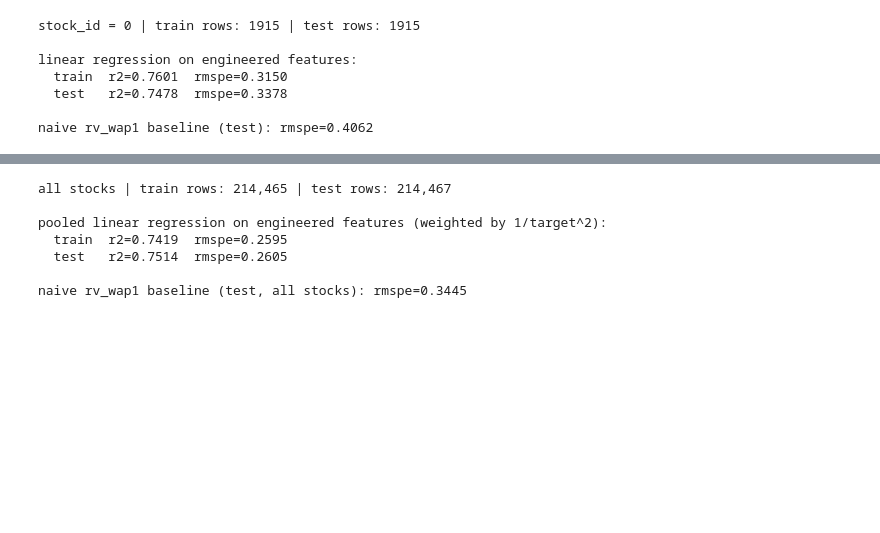
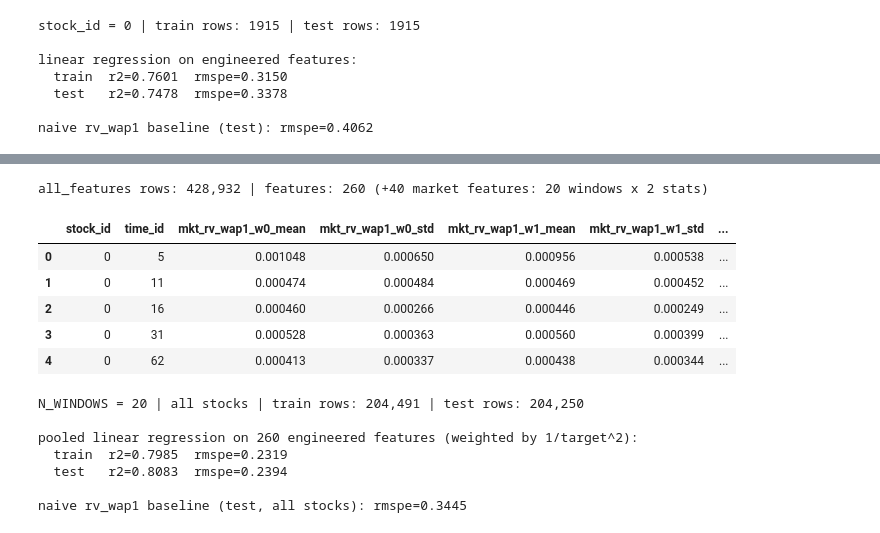
Before and after one commit to RezaCodz/Volatility-Forecast-and-Inference, a Jupyter notebook: notebooks/optiver_volatility/01_data_exploration.ipynb, the cells around one changed output, grey strips where cells are left out. Drawn from its saved outputs; the diff is of its cells as text; code cells hidden in the pictures; blank space fills up the shorter version.

```diff
--- a/notebooks/optiver_volatility/01_data_exploration.ipynb
+++ b/notebooks/optiver_volatility/01_data_exploration.ipynb
@@ -470,6 +495,37 @@ all_features rows: 428,932 | stocks: 112
+# %%
+
+# Cross-sectional market features per sub-window: mean/std of rv_wap1_w{i} across all stocks at the same time_id, for each window i
+# (self-inclusion bias is negligible with ~112 stocks/time_id)
+rv_cols = [f"rv_wap1_w{w}" for w in range(N_WINDOWS)]
+mkt_cols = [f"mkt_{c}_{stat}" for c in rv_cols for stat in ("mean", "std")]
+
+# clean up the old flat mkt_rv_mean/mkt_rv_std (from an earlier, coarser version of this cell) if present
+legacy_cols = ["mkt_rv_mean", "mkt_rv_std"]
+all_features = all_features.drop(columns=[c for c in mkt_cols + legacy_cols if c in all_features.columns])
+feature_cols[:] = [c for c in feature_cols if c not in legacy_cols]
+
+mkt_mean = all_features.groupby("time_id")[rv_cols].transform("mean").rename(columns=lambda c: f"mkt_{c}_mean")
+mkt_std = all_features.groupby("time_id")[rv_cols].transform("std").rename(columns=lambda c: f"mkt_{c}_std")
+all_features = pd.concat([all_features, mkt_mean, mkt_std], axis=1)
+
+for col in mkt_cols:
+    if col not in feature_cols:
+        feature_cols.append(col)
+
+print(f"all_features rows: {len(all_features):,} | features: {len(feature_cols)} "
+      f"(+{len(mkt_cols)} market features: {N_WINDOWS} windows x 2 stats)")
+all_features[["stock_id", "time_id"] + mkt_cols[:6]].head()
+# %% [output]
+all_features rows: 428,932 | features: 260 (+40 market features: 20 windows x 2 stats)
+|  | stock_id | time_id | mkt_rv_wap1_w0_mean | mkt_rv_wap1_w0_std | mkt_rv_wap1_w1_mean | mkt_rv_wap1_w1_std | ... |
+| 0 | 0 | 5 | 0.001048 | 0.000650 | 0.000956 | 0.000538 | ... |
+| 1 | 0 | 11 | 0.000474 | 0.000484 | 0.000469 | 0.000452 | ... |
+| 2 | 0 | 16 | 0.000460 | 0.000266 | 0.000446 | 0.000249 | ... |
+| 3 | 0 | 31 | 0.000528 | 0.000363 | 0.000560 | 0.000399 | ... |
+| 4 | 0 | 62 | 0.000413 | 0.000337 | 0.000438 | 0.000344 | ... |
 # %%
 
-# All-stocks, whole-window pooled linear regression: target ~ engineered features, weighted by 1/target^2 to align the OLS loss with RMSPE
+# All-stocks, N-window pooled linear regression: target ~ engineered features, weighted by 1/target^2 to align the OLS loss with RMSPE
 data_all = all_features.merge(train[["stock_id", "time_id", "target"]], on=["stock_id", "time_id"], how="inner").dropna(subset=feature_cols)
 
 train_all = data_all[data_all["time_id"].isin(train_time_ids)]
@@ -481,17 +537,17 @@ lr_all.fit(train_all[feature_cols], train_all["target"], sample_weight=1.0 / tra
 train_all_pred = lr_all.predict(train_all[feature_cols])
 test_all_pred = lr_all.predict(test_all[feature_cols])
 
-print(f"all stocks | train rows: {len(train_all):,} | test rows: {len(test_all):,}\n")
-print("pooled linear regression on engineered features (weighted by 1/target^2):")
+print(f"N_WINDOWS = {N_WINDOWS} | all stocks | train rows: {len(train_all):,} | test rows: {len(test_all):,}\n")
+print(f"pooled linear regression on {len(feature_cols)} engineered features (weighted by 1/target^2):")
 print(f"  train  r2={r2_score(train_all['target'], train_all_pred):.4f}  rmspe={rmspe(train_all['target'], train_all_pred):.4f}")
 print(f"  test   r2={r2_score(test_all['target'], test_all_pred):.4f}  rmspe={rmspe(test_all['target'], test_all_pred):.4f}")
 print(f"\nnaive rv_wap1 baseline (test, all stocks): rmspe={rmspe(test_eval['target'], test_eval['pred']):.4f}")
 # %% [output]
-all stocks | train rows: 214,465 | test rows: 214,467
+N_WINDOWS = 20 | all stocks | train rows: 204,491 | test rows: 204,250
 
-pooled linear regression on engineered features (weighted by 1/target^2):
-  train  r2=0.7419  rmspe=0.2595
-  test   r2=0.7514  rmspe=0.2605
+pooled linear regression on 260 engineered features (weighted by 1/target^2):
+  train  r2=0.7985  rmspe=0.2319
+  test   r2=0.8083  rmspe=0.2394
 
 naive rv_wap1 baseline (test, all stocks): rmspe=0.3445
 # %%
```
Also changed, not shown: parts of 5 cells of this notebook.
